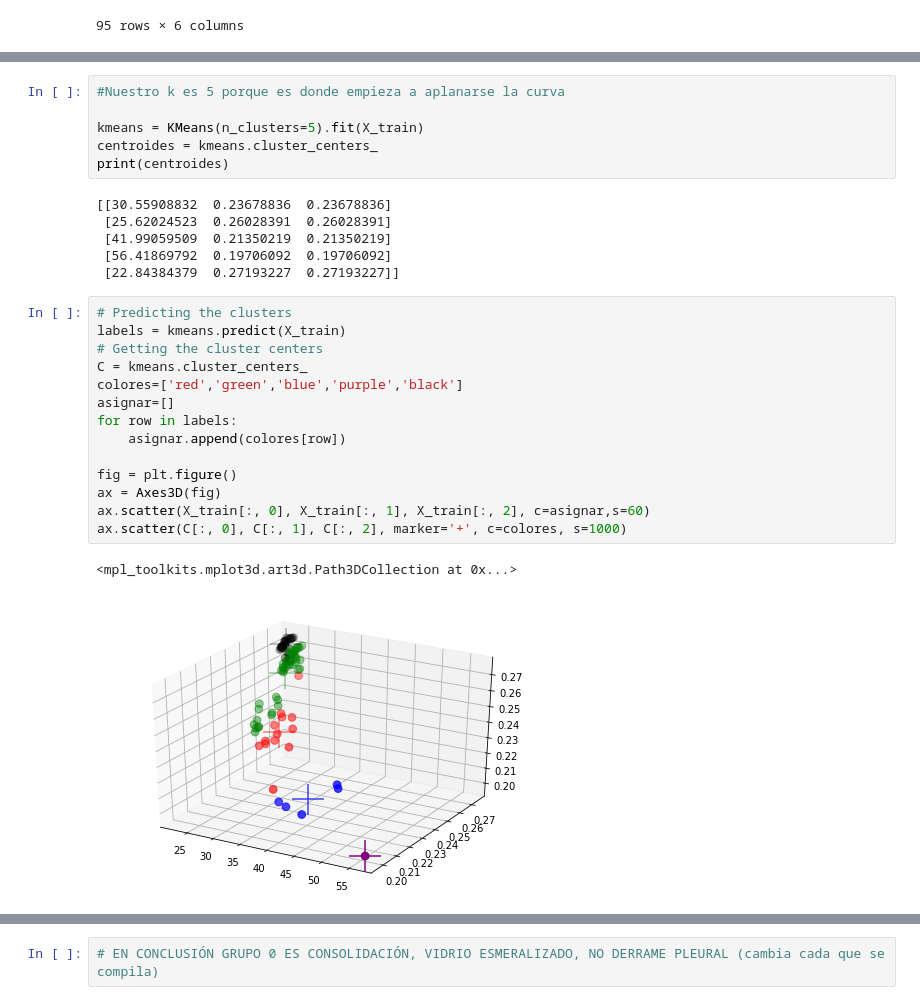
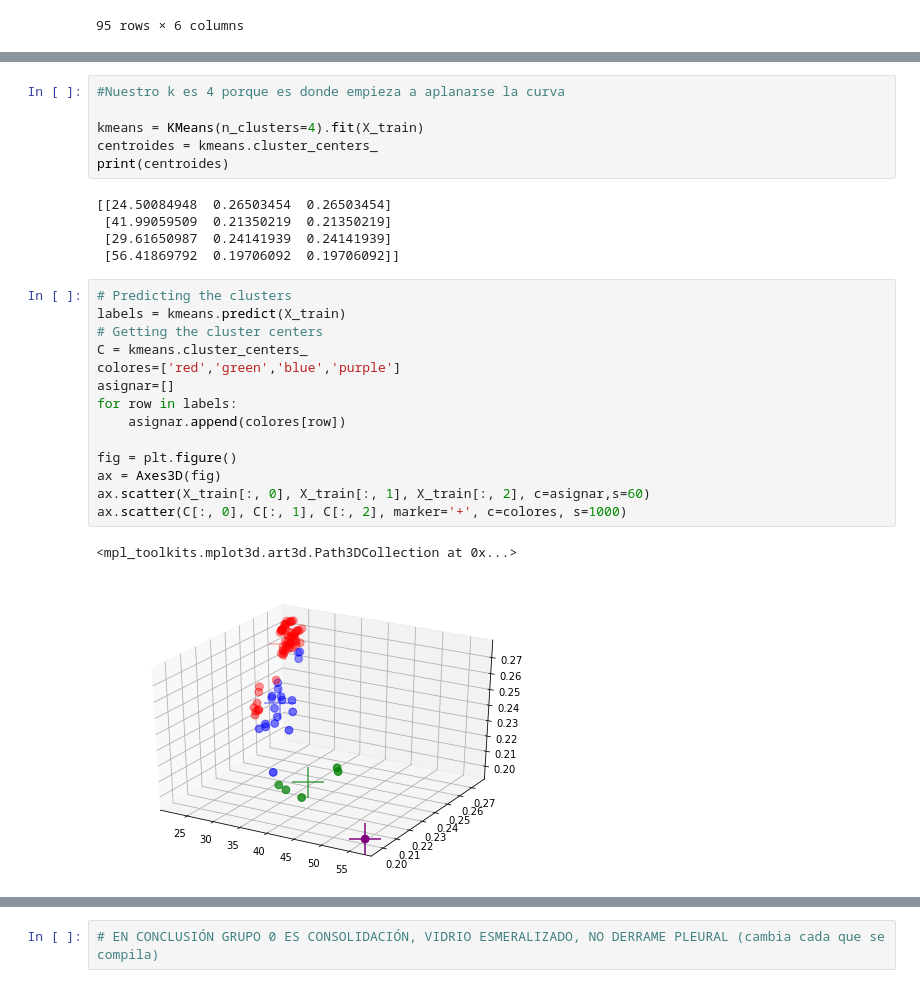
Before and after one commit to OscarEsC/covid19_symptoms_detector, a Jupyter notebook: covid19_symptoms_detector.py.ipynb, the cells around one changed output, grey strips where cells are left out. Cells and saved outputs as stored; diff of their text form.

Commit message:
Cluster modified

```diff
--- a/covid19_symptoms_detector.py.ipynb
+++ b/covid19_symptoms_detector.py.ipynb
@@ -330,32 +330,31 @@ plt.show()
 # %%
-#Nuestro k es 5 porque es donde empieza a aplanarse la curva
+#Nuestro k es 4 porque es donde empieza a aplanarse la curva
 
-kmeans = KMeans(n_clusters=5).fit(X_train)
+kmeans = KMeans(n_clusters=4).fit(X_train)
 centroides = kmeans.cluster_centers_
 print(centroides)
 # %% [output]
-[[30.55908832  0.23678836  0.23678836]
- [25.62024523  0.26028391  0.26028391]
+[[24.50084948  0.26503454  0.26503454]
  [41.99059509  0.21350219  0.21350219]
- [56.41869792  0.19706092  0.19706092]
- [22.84384379  0.27193227  0.27193227]]
+ [29.61650987  0.24141939  0.24141939]
+ [56.41869792  0.19706092  0.19706092]]
 # %%
 # Predicting the clusters
 labels = kmeans.predict(X_train)
 # Getting the cluster centers
 C = kmeans.cluster_centers_
-colores=['red','green','blue','purple','black']
+colores=['red','green','blue','purple']
 asignar=[]
 for row in labels:
     asignar.append(colores[row])
 
 fig = plt.figure()
 ax = Axes3D(fig)
 ax.scatter(X_train[:, 0], X_train[:, 1], X_train[:, 2], c=asignar,s=60)
 ax.scatter(C[:, 0], C[:, 1], C[:, 2], marker='+', c=colores, s=1000)
 # %% [output]
 <mpl_toolkits.mplot3d.art3d.Path3DCollection at 0x...>
-[figure, old version]
+[figure, new version]
 # %%
 copy =  pd.DataFrame()
 
```
Also changed, not shown: parts of 19 cells of this notebook.
